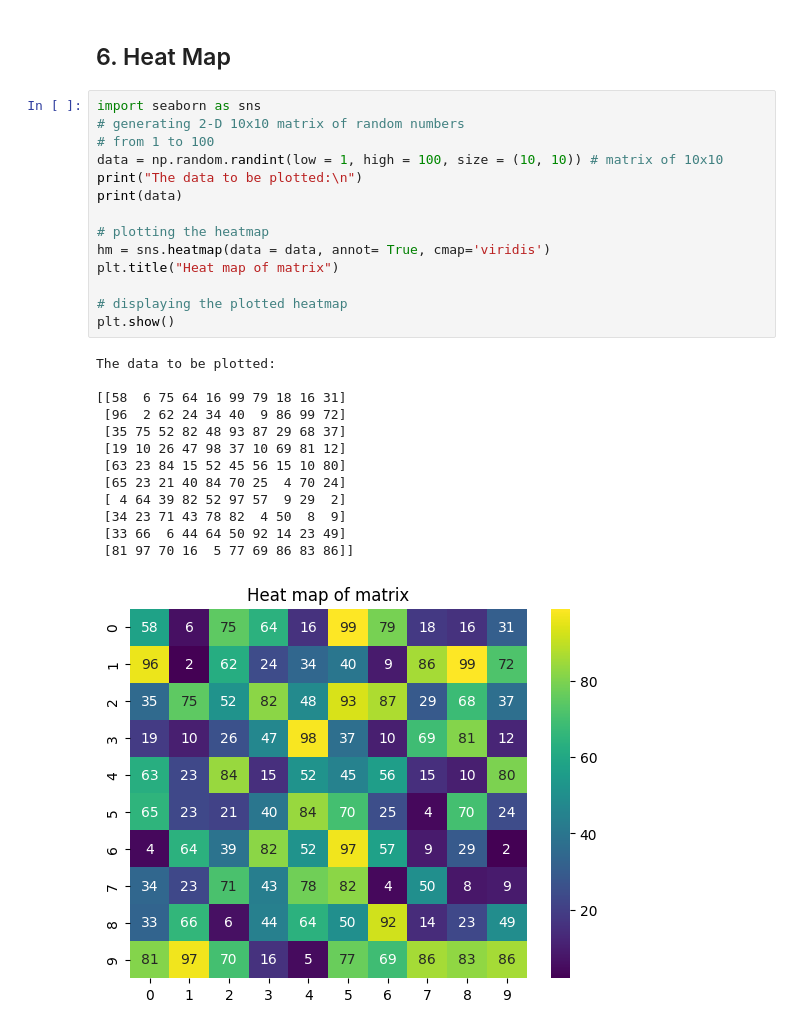
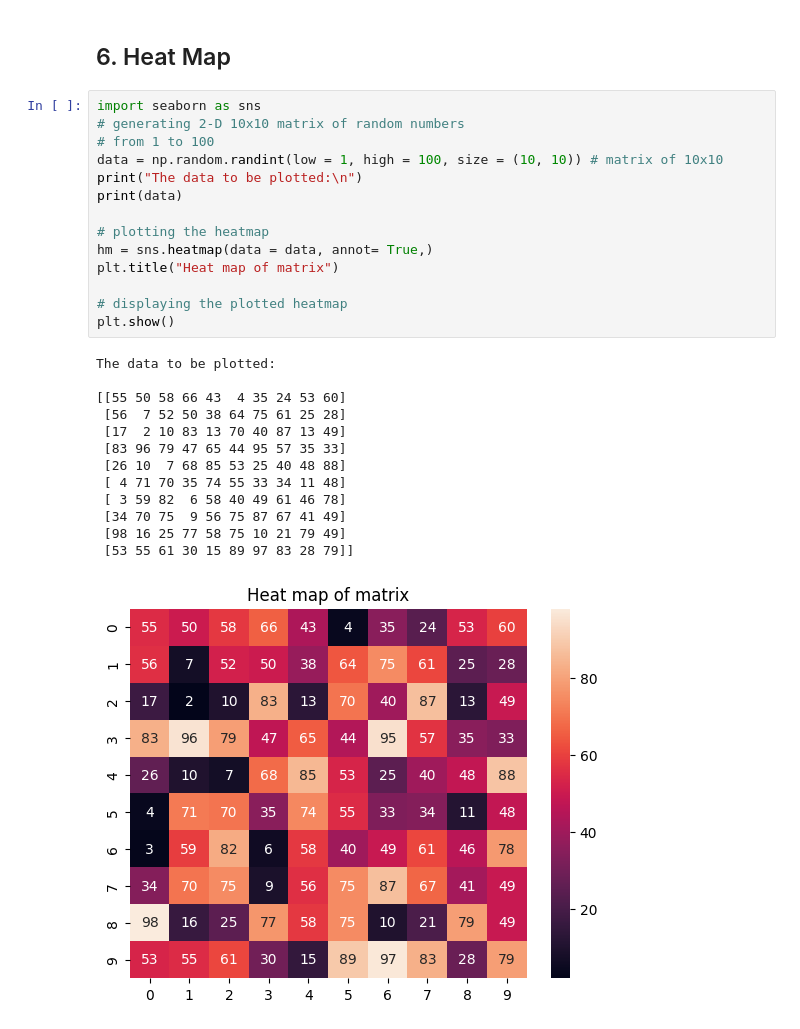
Before and after one commit to kruthi-sb/Data_science, a Jupyter notebook: LAB/expt2_matplotlib.ipynb, the cells around one changed output. Drawn from its saved outputs; the diff is of its cells as text.

```diff
--- a/LAB/expt2_matplotlib.ipynb
+++ b/LAB/expt2_matplotlib.ipynb
@@ -230,28 +230,28 @@ plt.show()
 # %%
 import seaborn as sns
 # generating 2-D 10x10 matrix of random numbers
 # from 1 to 100
 data = np.random.randint(low = 1, high = 100, size = (10, 10)) # matrix of 10x10
 print("The data to be plotted:\n")
 print(data)
 
 # plotting the heatmap
-hm = sns.heatmap(data = data, annot= True, cmap='viridis')
+hm = sns.heatmap(data = data, annot= True,)
 plt.title("Heat map of matrix")
 
 # displaying the plotted heatmap
 plt.show()
 # %% [output]
 The data to be plotted:
 
-[[58  6 75 64 16 99 79 18 16 31]
- [96  2 62 24 34 40  9 86 99 72]
- [35 75 52 82 48 93 87 29 68 37]
- [19 10 26 47 98 37 10 69 81 12]
- [63 23 84 15 52 45 56 15 10 80]
- [65 23 21 40 84 70 25  4 70 24]
- [ 4 64 39 82 52 97 57  9 29  2]
- [34 23 71 43 78 82  4 50  8  9]
- [33 66  6 44 64 50 92 14 23 49]
- [81 97 70 16  5 77 69 86 83 86]]
+[[55 50 58 66 43  4 35 24 53 60]
+ [56  7 52 50 38 64 75 61 25 28]
+ [17  2 10 83 13 70 40 87 13 49]
+ [83 96 79 47 65 44 95 57 35 33]
+ [26 10  7 68 85 53 25 40 48 88]
+ [ 4 71 70 35 74 55 33 34 11 48]
+ [ 3 59 82  6 58 40 49 61 46 78]
+ [34 70 75  9 56 75 87 67 41 49]
+ [98 16 25 77 58 75 10 21 79 49]
+ [53 55 61 30 15 89 97 83 28 79]]
-[figure, old version]
+[figure, new version]
```
